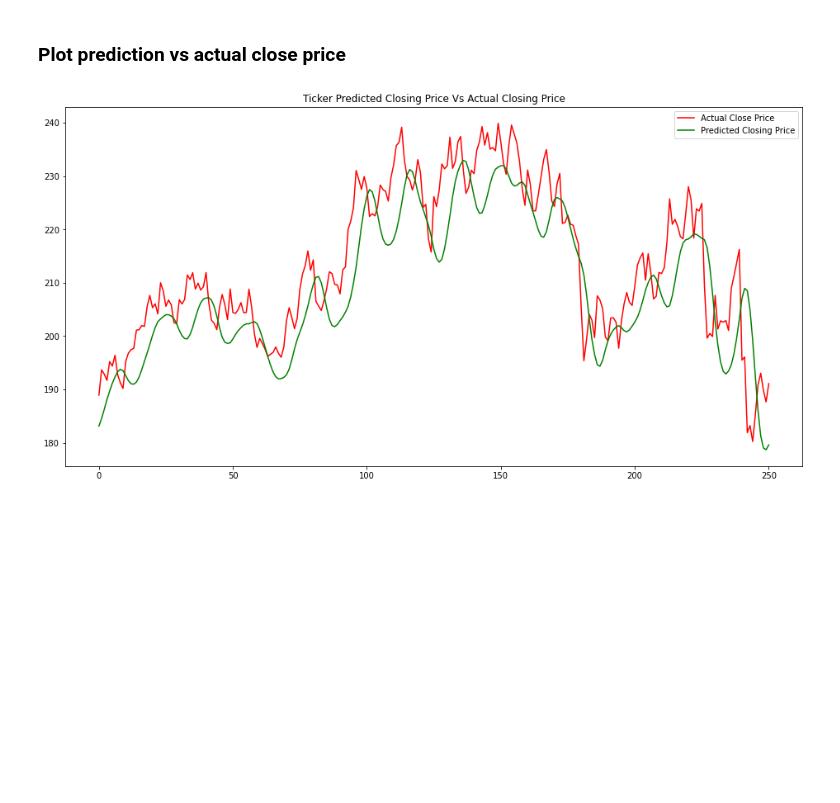
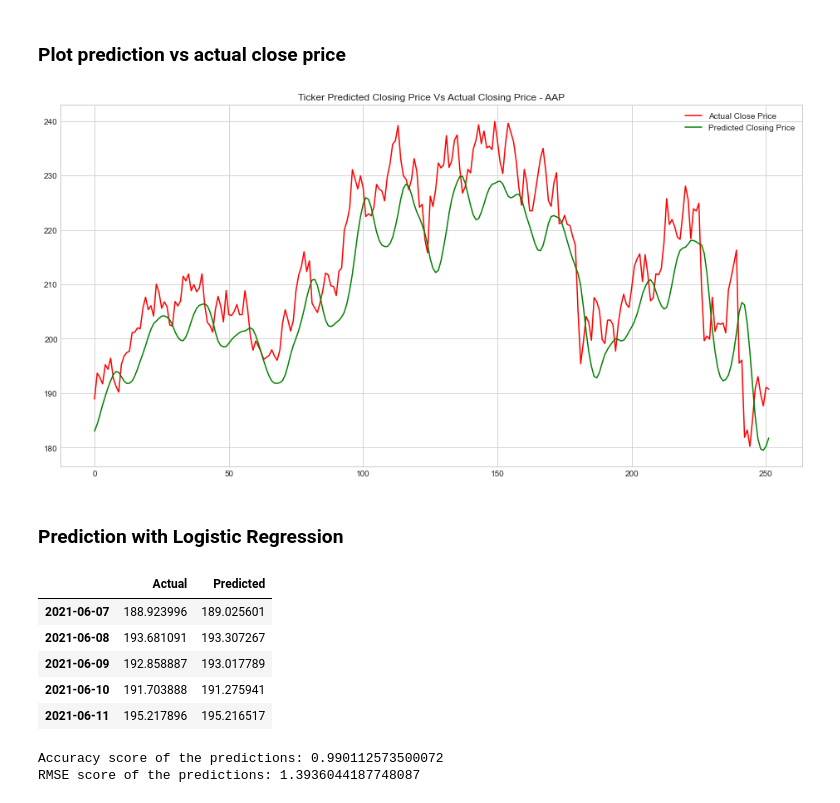
Before and after one commit to Marc9821/Simple-Stock-Price-Prediction-Model, a Jupyter notebook: main-app.ipynb, the cells around one changed output. Saved outputs shown, nothing was run; the diff lists cells and outputs as text; code cells hidden in the pictures; blank space fills up the shorter version.

```diff
--- a/main-app.ipynb
+++ b/main-app.ipynb
@@ -231,10 +238,39 @@ print(mean_absolute_error(y_test, test_predict))
 ### Plot prediction vs actual close price
 # %%
 plt.figure(figsize=(16, 8))
-plt.title('Ticker Predicted Closing Price Vs Actual Closing Price')
+plt.title(f'Ticker Predicted Closing Price Vs Actual Closing Price - {tickers[2]}')
 plt.plot(y_test, color='red', label='Actual Close Price')
 plt.plot(test_predict, color='green', label='Predicted Closing Price')
 plt.legend(loc='best')
 plt.show()
 # %% [output]
-[figure, old version]
+[figure, new version]
+# %% [markdown]
+### Prediction with Logistic Regression
+# %%
+dataset_all = ticker_hist_list[2]
+
+X = dataset_all.drop(['Close'], axis=1)
+y = dataset_all['Close']
+
+X_train, X_test, y_train, y_test = train_test_split(X, y, train_size=training_data_split, shuffle=False)
+
+model_lr = LinearRegression()
+model_lr.fit(X_train, y_train)
+
+y_pred_lr = model_lr.predict(X_test)
+pred_df_lr = pd.DataFrame({'Actual': y_test, 'Predicted': y_pred_lr})
+pred_df_lr.head()
+# %% [output]
+|  | Actual | Predicted |
+| 2021-06-07 | 188.923996 | 189.025601 |
+| 2021-06-08 | 193.681091 | 193.307267 |
+| 2021-06-09 | 192.858887 | 193.017789 |
+| 2021-06-10 | 191.703888 | 191.275941 |
+| 2021-06-11 | 195.217896 | 195.216517 |
+# %%
+print(f'Accuracy score of the predictions: {r2_score(y_test, y_pred_lr)}')
+print(f'RMSE score of the predictions: {math.sqrt(mean_squared_error(y_test, y_pred_lr))}')
+# %% [output]
+Accuracy score of the predictions: 0.990112573500072
+RMSE score of the predictions: 1.3936044187748087
```
Also changed, not shown: parts of 14 cells of this notebook.
